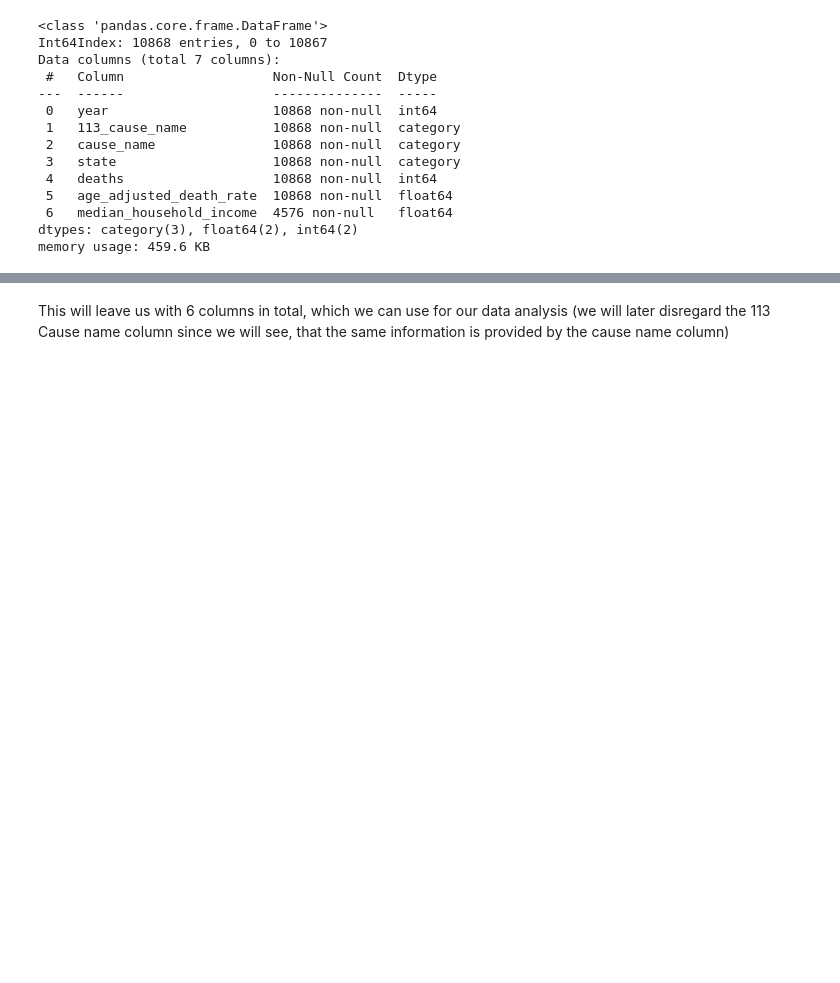
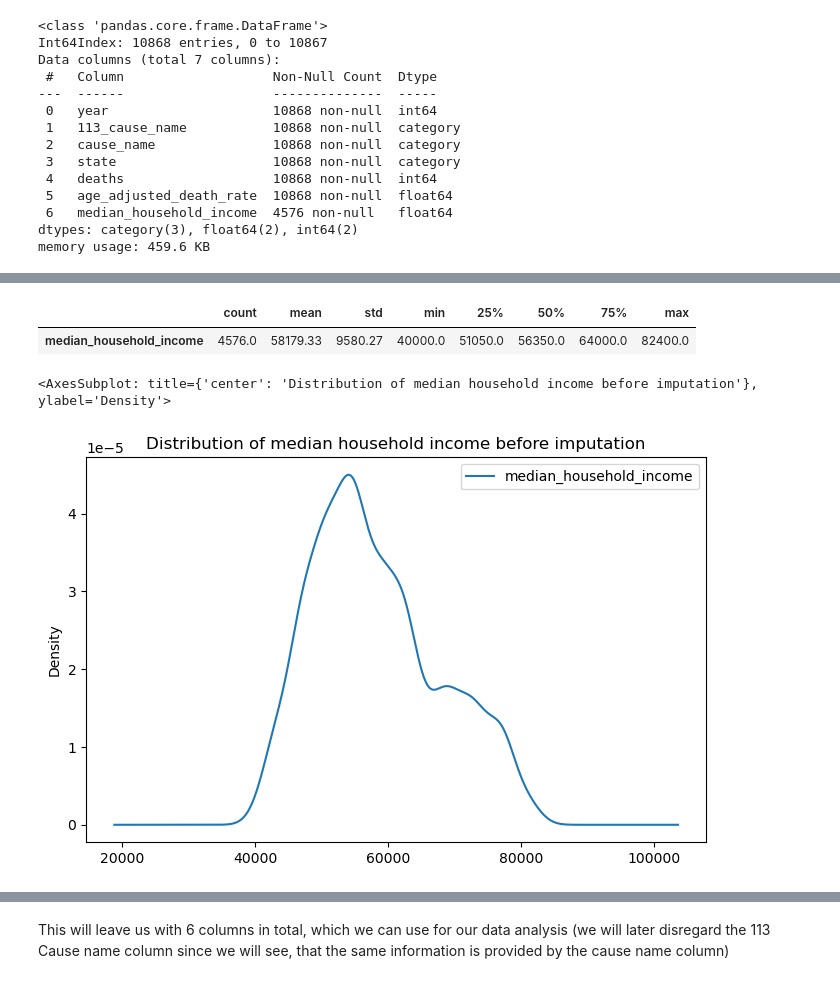
Before and after one commit to NicoHenzel/Project_AppliedStatistics_BA_NH, a Jupyter notebook: notebooks/draft-analysis.ipynb, the cells around one changed output, grey strips where cells are left out. Drawn from its saved outputs; the diff is of its cells as text; code cells hidden in the pictures; blank space fills up the shorter version.

```diff
--- a/notebooks/draft-analysis.ipynb
+++ b/notebooks/draft-analysis.ipynb
@@ -419,0 +451,15 @@ For the missing years, we will impute the values by using the last and next valu
+# %%
+# Dataframe with only median household income as column
+df_household_income = df_joined[['median_household_income']]
+
+# Summary statistics
+df_household_income.describe().round(2).T
+# %% [output]
+|  | count | mean | std | min | 25% | 50% | 75% | max |
+| median_household_income | 4576.0 | 58179.33 | 9580.27 | 40000.0 | 51050.0 | 56350.0 | 64000.0 | 82400.0 |
+# %%
+# Distribution of median household income
+df_household_income.plot(kind='kde', figsize=(8, 5), title='Distribution of median household income before imputation')
+# %% [output]
+<AxesSubplot: title={'center': 'Distribution of median household income before imputation'}, ylabel='Density'>
+[figure, added]
```
Also changed, not shown: parts of 23 cells of this notebook.
